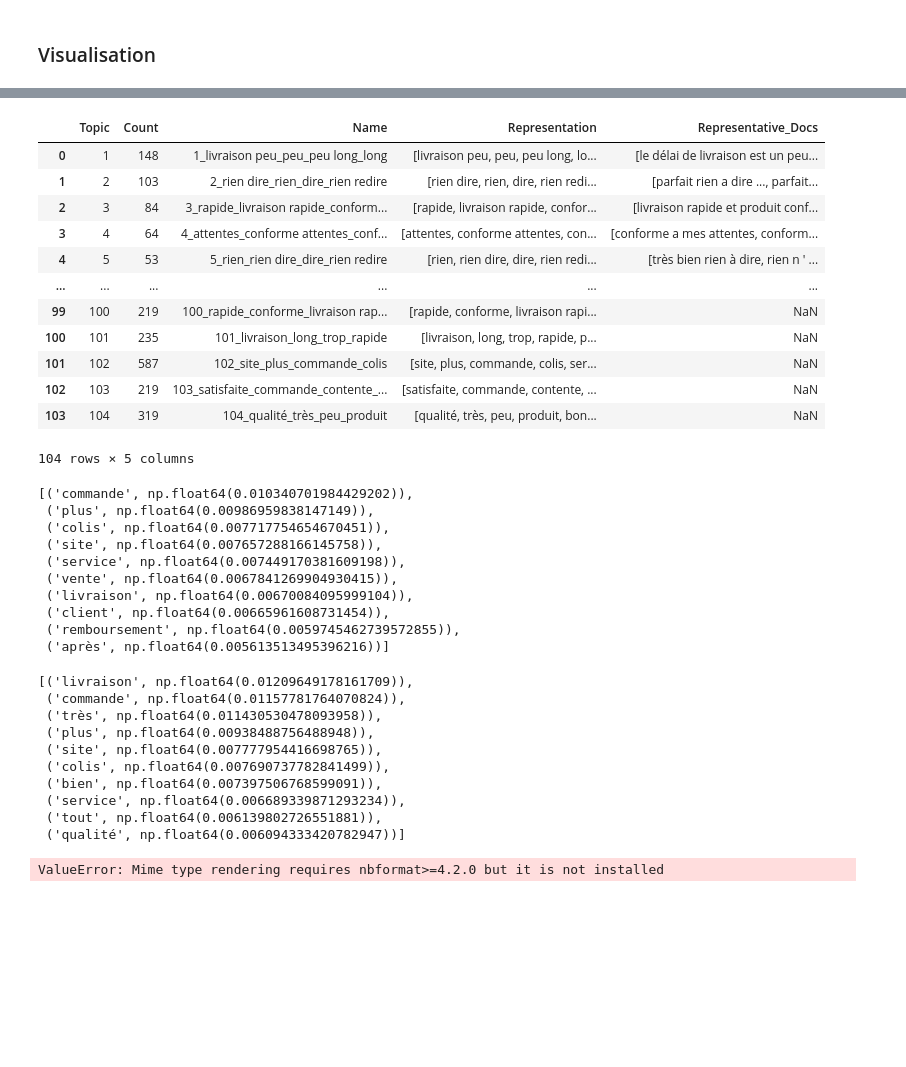
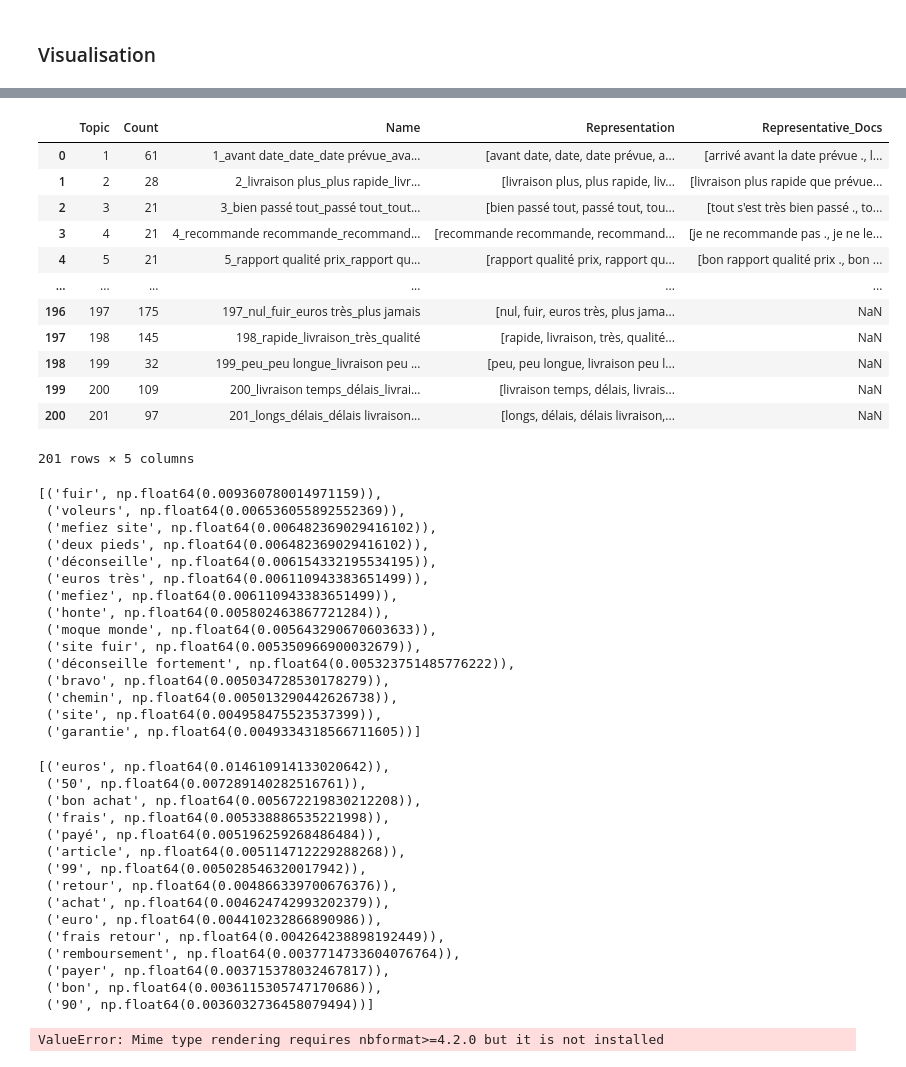
Before and after one commit to laurinecharbonnier/trustpilot, a Jupyter notebook: notebooks/03_modelisation_BERTopic.ipynb, the cells around one changed output, grey strips where cells are left out. Cells and saved outputs as stored; diff of their text form; code cells hidden in the pictures; blank space fills up the shorter version.

Commit message:
Segmentation en phrases + BERTopic

```diff
--- a/notebooks/03_modelisation_BERTopic.ipynb
+++ b/notebooks/03_modelisation_BERTopic.ipynb
@@ -368,49 +405,59 @@ models["multilingue"].get_topic_info()
 # %%
 # topics trouvés
-# models["multilingue_2"].get_topic_info().to_csv("./artifacts/bertopic/topics_top_words.csv", index=False, encoding="utf8")
+models["multilingue_2"].get_topic_info().to_csv("./artifacts/bertopic/topics_top_words_phrases.csv", index=False, encoding="utf8")
 models["multilingue_2"].get_topic_info()
 # %% [output]
 |  | Topic | Count | Name | Representation | Representative_Docs |
-| 0 | 1 | 148 | 1_livraison peu_peu_peu long_long | [livraison peu, peu, peu long, lo... | [le délai de livraison est un peu... |
-| 1 | 2 | 103 | 2_rien dire_rien_dire_rien redire | [rien dire, rien, dire, rien redi... | [parfait rien a dire ..., parfait... |
-| 2 | 3 | 84 | 3_rapide_livraison rapide_conform... | [rapide, livraison rapide, confor... | [livraison rapide et produit conf... |
-| 3 | 4 | 64 | 4_attentes_conforme attentes_conf... | [attentes, conforme attentes, con... | [conforme a mes attentes, conform... |
-| 4 | 5 | 53 | 5_rien_rien dire_dire_rien redire | [rien, rien dire, dire, rien redi... | [très bien rien à dire, rien n ' ... |
+| 0 | 1 | 61 | 1_avant date_date_date prévue_ava... | [avant date, date, date prévue, a... | [arrivé avant la date prévue ., l... |
+| 1 | 2 | 28 | 2_livraison plus_plus rapide_livr... | [livraison plus, plus rapide, liv... | [livraison plus rapide que prévue... |
+| 2 | 3 | 21 | 3_bien passé tout_passé tout_tout... | [bien passé tout, passé tout, tou... | [tout s'est très bien passé ., to... |
+| 3 | 4 | 21 | 4_recommande recommande_recommand... | [recommande recommande, recommand... | [je ne recommande pas ., je ne le... |
+| 4 | 5 | 21 | 5_rapport qualité prix_rapport qu... | [rapport qualité prix, rapport qu... | [bon rapport qualité prix ., bon ... |
 | ... | ... | ... | ... | ... | ... |
-| 99 | 100 | 219 | 100_rapide_conforme_livraison rap... | [rapide, conforme, livraison rapi... | NaN |
-| 100 | 101 | 235 | 101_livraison_long_trop_rapide | [livraison, long, trop, rapide, p... | NaN |
-| 101 | 102 | 587 | 102_site_plus_commande_colis | [site, plus, commande, colis, ser... | NaN |
-| 102 | 103 | 219 | 103_satisfaite_commande_contente_... | [satisfaite, commande, contente, ... | NaN |
-| 103 | 104 | 319 | 104_qualité_très_peu_produit | [qualité, très, peu, produit, bon... | NaN |
+| 196 | 197 | 175 | 197_nul_fuir_euros très_plus jamais | [nul, fuir, euros très, plus jama... | NaN |
+| 197 | 198 | 145 | 198_rapide_livraison_très_qualité | [rapide, livraison, très, qualité... | NaN |
+| 198 | 199 | 32 | 199_peu_peu longue_livraison peu ... | [peu, peu longue, livraison peu l... | NaN |
+| 199 | 200 | 109 | 200_livraison temps_délais_livrai... | [livraison temps, délais, livrais... | NaN |
+| 200 | 201 | 97 | 201_longs_délais_délais livraison... | [longs, délais, délais livraison,... | NaN |
-104 rows × 5 columns
+201 rows × 5 columns
 # %%
 # Mots-clés associés à un topic
-models["français"].get_topic(0)
+models["français"].get_topic(1)
 # %% [output]
-[('commande', np.float64(0.010340701984429202)),
- ('plus', np.float64(0.00986959838147149)),
- ('colis', np.float64(0.007717754654670451)),
- ('site', np.float64(0.007657288166145758)),
- ('service', np.float64(0.007449170381609198)),
- ('vente', np.float64(0.0067841269904930415)),
- ('livraison', np.float64(0.00670084095999104)),
- ('client', np.float64(0.00665961608731454)),
- ('remboursement', np.float64(0.0059745462739572855)),
- ('après', np.float64(0.005613513495396216))]
+[('fuir', np.float64(0.009360780014971159)),
+ ('voleurs', np.float64(0.006536055892552369)),
+ ('mefiez site', np.float64(0.006482369029416102)),
+ ('deux pieds', np.float64(0.006482369029416102)),
+ ('déconseille', np.float64(0.006154332195534195)),
+ ('euros très', np.float64(0.006110943383651499)),
+ ('mefiez', np.float64(0.006110943383651499)),
+ ('honte', np.float64(0.005802463867721284)),
+ ('moque monde', np.float64(0.005643290670603633)),
+ ('site fuir', np.float64(0.005350966900032679)),
+ ('déconseille fortement', np.float64(0.005323751485776222)),
+ ('bravo', np.float64(0.005034728530178279)),
+ ('chemin', np.float64(0.005013290442626738)),
+ ('site', np.float64(0.004958475523537399)),
+ ('garantie', np.float64(0.0049334318566711605))]
 # %%
 # Mots-clés associés à un topic
-models["multilingue"].get_topic(0)
+models["multilingue"].get_topic(1)
 # %% [output]
-[('livraison', np.float64(0.01209649178161709)),
- ('commande', np.float64(0.01157781764070824)),
- ('très', np.float64(0.011430530478093958)),
- ('plus', np.float64(0.00938488756488948)),
- ('site', np.float64(0.007777954416698765)),
- ('colis', np.float64(0.007690737782841499)),
- ('bien', np.float64(0.007397506768599091)),
- ('service', np.float64(0.006689339871293234)),
- ('tout', np.float64(0.006139802726551881)),
- ('qualité', np.float64(0.006094333420782947))]
+[('euros', np.float64(0.014610914133020642)),
+ ('50', np.float64(0.007289140282516761)),
+ ('bon achat', np.float64(0.005672219830212208)),
+ ('frais', np.float64(0.005338886535221998)),
+ ('payé', np.float64(0.005196259268486484)),
+ ('article', np.float64(0.005114712229288268)),
+ ('99', np.float64(0.005028546320017942)),
+ ('retour', np.float64(0.004866339700676376)),
+ ('achat', np.float64(0.004624742993202379)),
+ ('euro', np.float64(0.004410232866890986)),
+ ('frais retour', np.float64(0.004264238898192449)),
+ ('remboursement', np.float64(0.0037714733604076764)),
+ ('payer', np.float64(0.003715378032467817)),
+ ('bon', np.float64(0.0036115305747170686)),
+ ('90', np.float64(0.0036032736458079494))]
 # %%
 fig1 = models["français"].visualize_topics(top_n_topics=10)
 fig2 = models["multilingue"].visualize_topics(top_n_topics=10)
```
Also changed, not shown: parts of 15 cells of this notebook, 7 other files.
